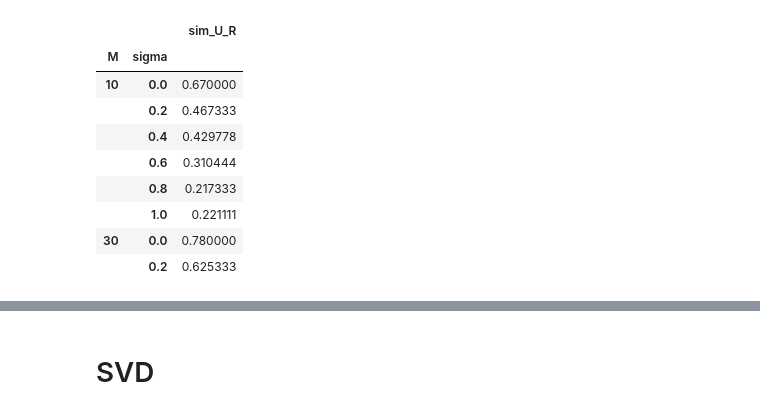
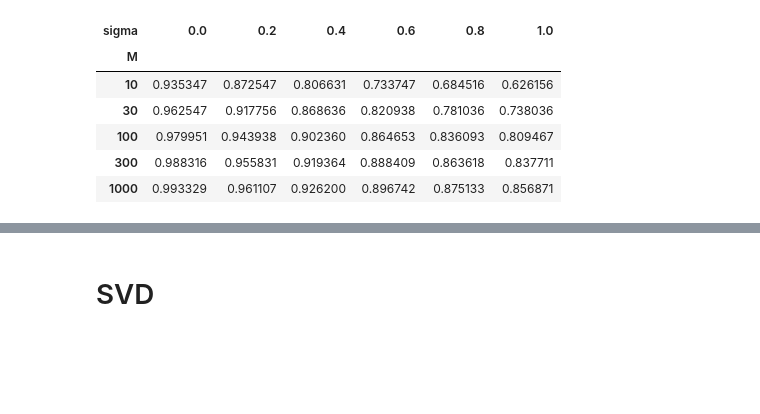
Before and after one commit to EmnaMaghrebi/RecSys, a Jupyter notebook: similarity_function.ipynb, the cells around one changed output, grey strips where cells are left out. Drawn from its saved outputs; the diff is of its cells as text; code cells hidden in the pictures; blank space fills up the shorter version.

```diff
--- a/similarity_function.ipynb
+++ b/similarity_function.ipynb
@@ -8,6 +22,4 @@ import scipy.stats as stats
 # %%
-
-# standard deviation of spherical Gaussian distribution
 mu = 0.0 #zero-mean
 sigma_u = 1.0
 sigma_v = 1.0
@@ -15,11 +27,12 @@ sigma = [0, 0.2, 0.4, 0.6, 0.8, 1]
 
 # Generate U, V from the Gaussian distribution
 D = 2 #dimension
-N = 10 #nbr of users = 10
-M = 10 #nbr of movies : M=5*alpha M = 10, 30, 100, 300, 1000
+N = 10 #nbr of users
+M = 10 #nbr of movies
 alpha_vals = [1, 3, 10, 30, 100] #[1,5,10,50,100]
+M_vals = [M*alpha for alpha in alpha_vals]
 k_best = 10 #
-nb_iter = 20 #100
+nb_iter = 1000 #100
 # %%
 #generate matrices U, V and R from Gauss. distributions
 
@@ -52,7 +65,7 @@ def similarity_list(U, user_i): # add user_i to the sim_fn
     df_U['similarity_u1']= sim_array.tolist()
     df_U= df_U.sort_values(by= 'similarity_u1', ascending= False)
     user1_sim_list= df_U.index
-    return user1_sim_list
+    return user1_sim_list, sim_array
 # %%
 #compute kendalltau ranking similarity of 2 ranking lists for k_best rankings
 
@@ -62,37 +75,41 @@ def ranking_similarity(u1_list_U, u1_list_R, k_best):
 # %%
 #compute average of kendalltau similarity for all users for given matrices U and R
 
-def sim_avg_users(U, R):
+def sim_avg_users(A, B):
     sum_similarities= 0
     for user_i in range(N):
-        similarity_list_U = similarity_list(U.T, user_i)
-        similarity_list_R = similarity_list(R, user_i)
-        kd_tau = ranking_similarity(similarity_list_U, similarity_list_R, k_best)
+        _, similarity_list_A = similarity_list(A, user_i)
+        _, similarity_list_B = similarity_list(B, user_i)
+        # print("user: ", user_i, "\n similarity U:\n", similarity_list_U, "\n similarity U_svd:\n", similarity_list_R)
+        kd_tau = ranking_similarity(similarity_list_A, similarity_list_B, k_best)
+        # print("kendall tau:", kd_tau)
         sum_similarities+= kd_tau
     return sum_similarities/N
 # %%
 #compute averaged similarities for different values of M and sigma
 
+np.random.seed(0)
 data= []
 for s in sigma:
     for alpha in alpha_vals:
         for k in range(nb_iter):
             U, V, R= generate_U_V_R(s, alpha)
-            similarities= sim_avg_users(U, R)
+            # print(U)
+            # print(V)
+            # print(R)
+            similarities= sim_avg_users(U.T, R)
+            # print(similarities)
             row= [M*alpha, s, similarities]
             data.append(row)
 # %%
 df = pd.DataFrame(data, columns=['M','sigma','sim_U_R'])
 df_res= df.groupby(by=['M','sigma']).mean()
-df_res.head(8)
+df_res['sim_U_R'].unstack()
 # %% [output]
-|  |  | sim_U_R |
-| M | sigma |  |
-| 10 | 0.0 | 0.670000 |
-|  | 0.2 | 0.467333 |
-|  | 0.4 | 0.429778 |
-|  | 0.6 | 0.310444 |
-|  | 0.8 | 0.217333 |
-|  | 1.0 | 0.221111 |
-| 30 | 0.0 | 0.780000 |
-|  | 0.2 | 0.625333 |
+| sigma | 0.0 | 0.2 | 0.4 | 0.6 | 0.8 | 1.0 |
+| M |  |  |  |  |  |  |
+| 10 | 0.935347 | 0.872547 | 0.806631 | 0.733747 | 0.684516 | 0.626156 |
+| 30 | 0.962547 | 0.917756 | 0.868636 | 0.820938 | 0.781036 | 0.738036 |
+| 100 | 0.979951 | 0.943938 | 0.902360 | 0.864653 | 0.836093 | 0.809467 |
+| 300 | 0.988316 | 0.955831 | 0.919364 | 0.888409 | 0.863618 | 0.837711 |
+| 1000 | 0.993329 | 0.961107 | 0.926200 | 0.896742 | 0.875133 | 0.856871 |
```
Also changed, not shown: parts of 7 cells of this notebook.
